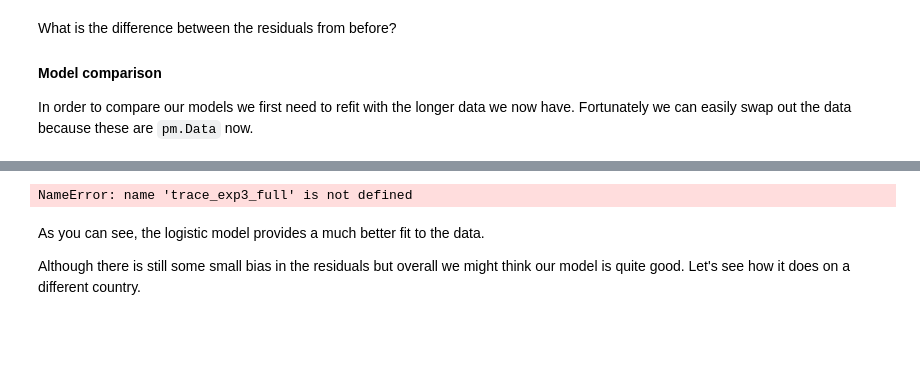
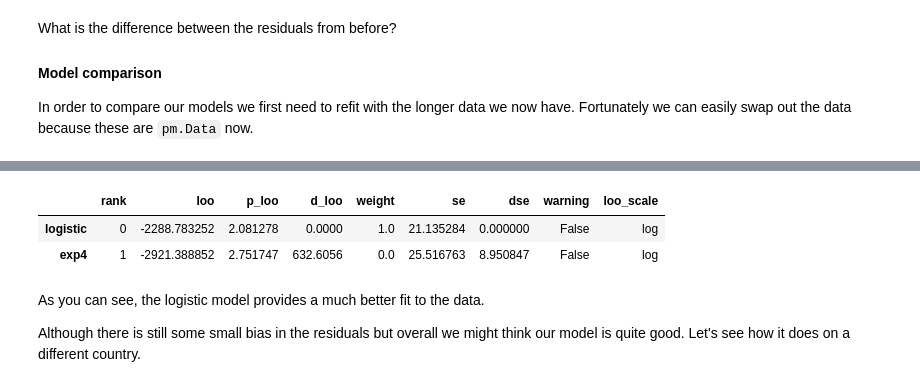
Before and after one commit to pymc-labs/roche-workshop, a Jupyter notebook: notebooks/Section5_1-Bayesian_Workflow.ipynb, the cells around one changed output, grey strips where cells are left out. Saved outputs shown, nothing was run; the diff lists cells and outputs as text; code cells hidden in the pictures; blank space fills up the shorter version.

```diff
--- a/notebooks/Section5_1-Bayesian_Workflow.ipynb
+++ b/notebooks/Section5_1-Bayesian_Workflow.ipynb
@@ -500,8 +501,8 @@ What is the difference between the residuals from before?
 
 In order to compare our models we first need to refit with the longer data we now have. Fortunately we can easily swap out the data because these are `pm.Data` now.
 # %%
-with model_exp3:
-    pm.set_data({"t": df_country.days_since_100.values,
-                 "confirmed": df_country.confirmed.values})
+with model_exp4:
+    pm.set_data({"t": df_country.iloc[:200].days_since_100.values,
+                 "confirmed": df_country.iloc[:200].confirmed.values})
 
-    trace_exp3_full = pm.sample(**sampler_kwargs)
+    trace_exp4_full = pm.sample(**sampler_kwargs)
@@ -508,8 +516,10 @@ with model_exp3:
 # %%
-az.compare({"exp3": trace_exp3_full,
+az.compare({"exp4": trace_exp4_full,
             "logistic": trace_logistic})
 # %% [output]
-NameError: name 'trace_exp3_full' is not defined
+|  | rank | loo | p_loo | d_loo | weight | se | dse | warning | loo_scale |
+| logistic | 0 | -2288.783252 | 2.081278 | 0.0000 | 1.0 | 21.135284 | 0.000000 | False | log |
+| exp4 | 1 | -2921.388852 | 2.751747 | 632.6056 | 0.0 | 25.516763 | 8.950847 | False | log |
 # %% [markdown]
 As you can see, the logistic model provides a much better fit to the data.
 
```
Also changed, not shown: parts of 14 cells of this notebook.
